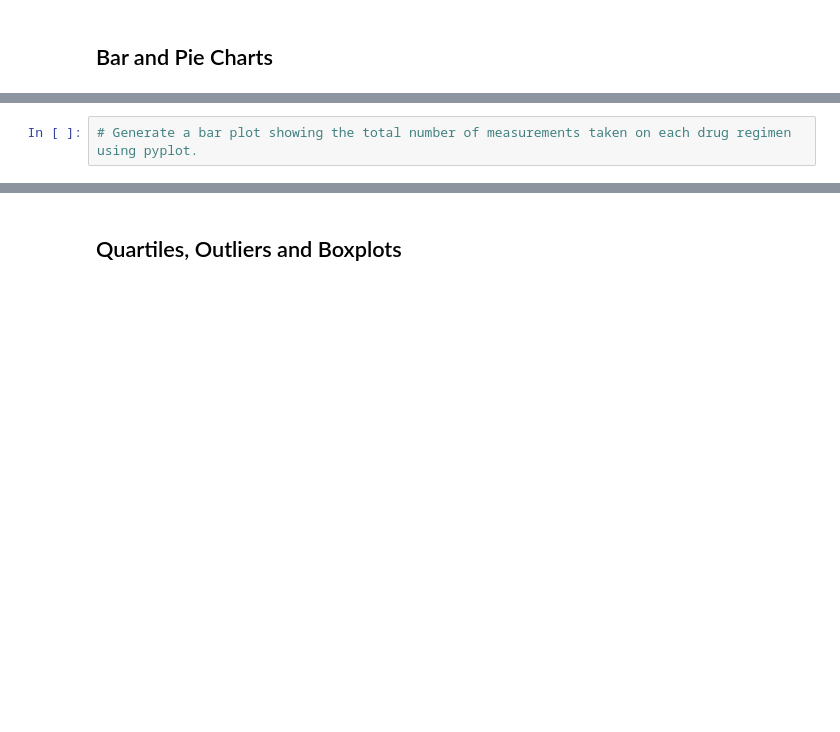
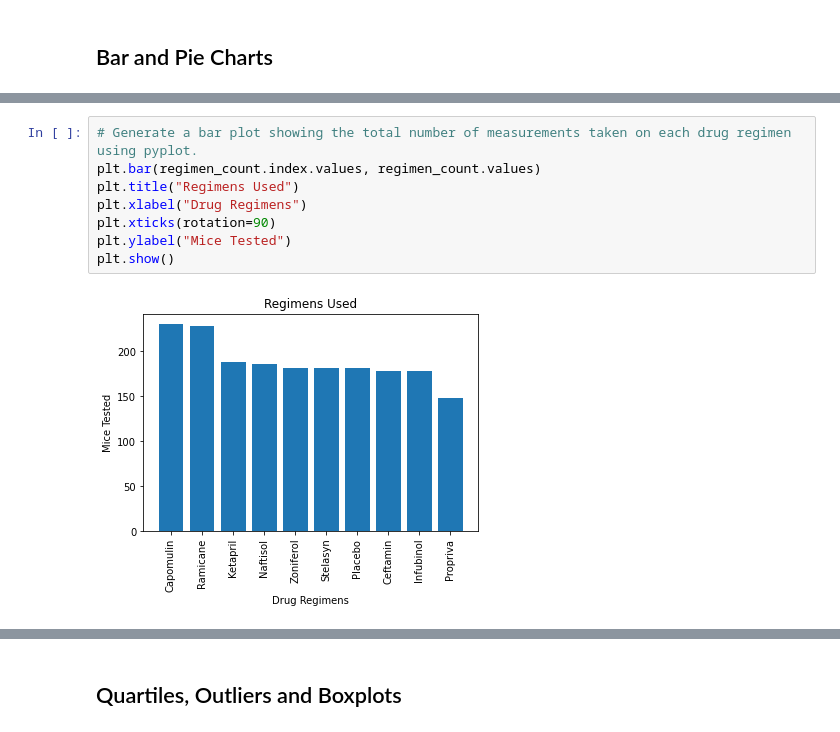
Before and after one commit to jaryan77/Pymaceuticals, a Jupyter notebook: Pymaceuticals/starter.ipynb, the cells around one changed output, grey strips where cells are left out. Saved outputs shown, nothing was run; the diff lists cells and outputs as text; blank space fills up the shorter version.

```diff
--- a/Pymaceuticals/starter.ipynb
+++ b/Pymaceuticals/starter.ipynb
@@ -69,4 +137,12 @@ dtype: int64
 # %%
 # Generate a bar plot showing the total number of measurements taken on each drug regimen using pyplot.
+plt.bar(regimen_count.index.values, regimen_count.values)
+plt.title("Regimens Used")
+plt.xlabel("Drug Regimens")
+plt.xticks(rotation=90)
+plt.ylabel("Mice Tested")
+plt.show()
+# %% [output]
+[figure, added]
 # %%
 # Generate a pie plot showing the distribution of female versus male mice using pandas
```
Also changed, not shown: parts of 17 cells of this notebook.
